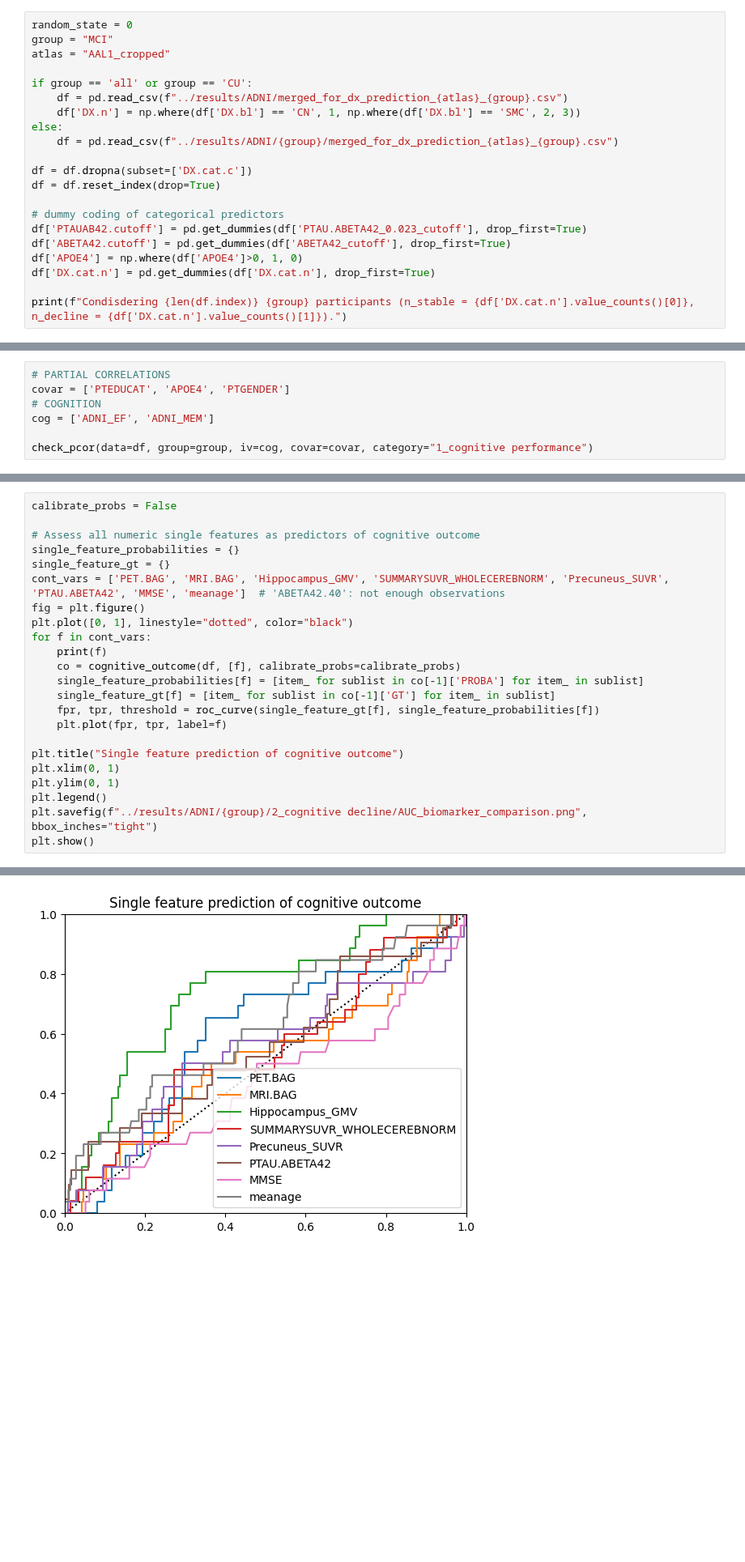
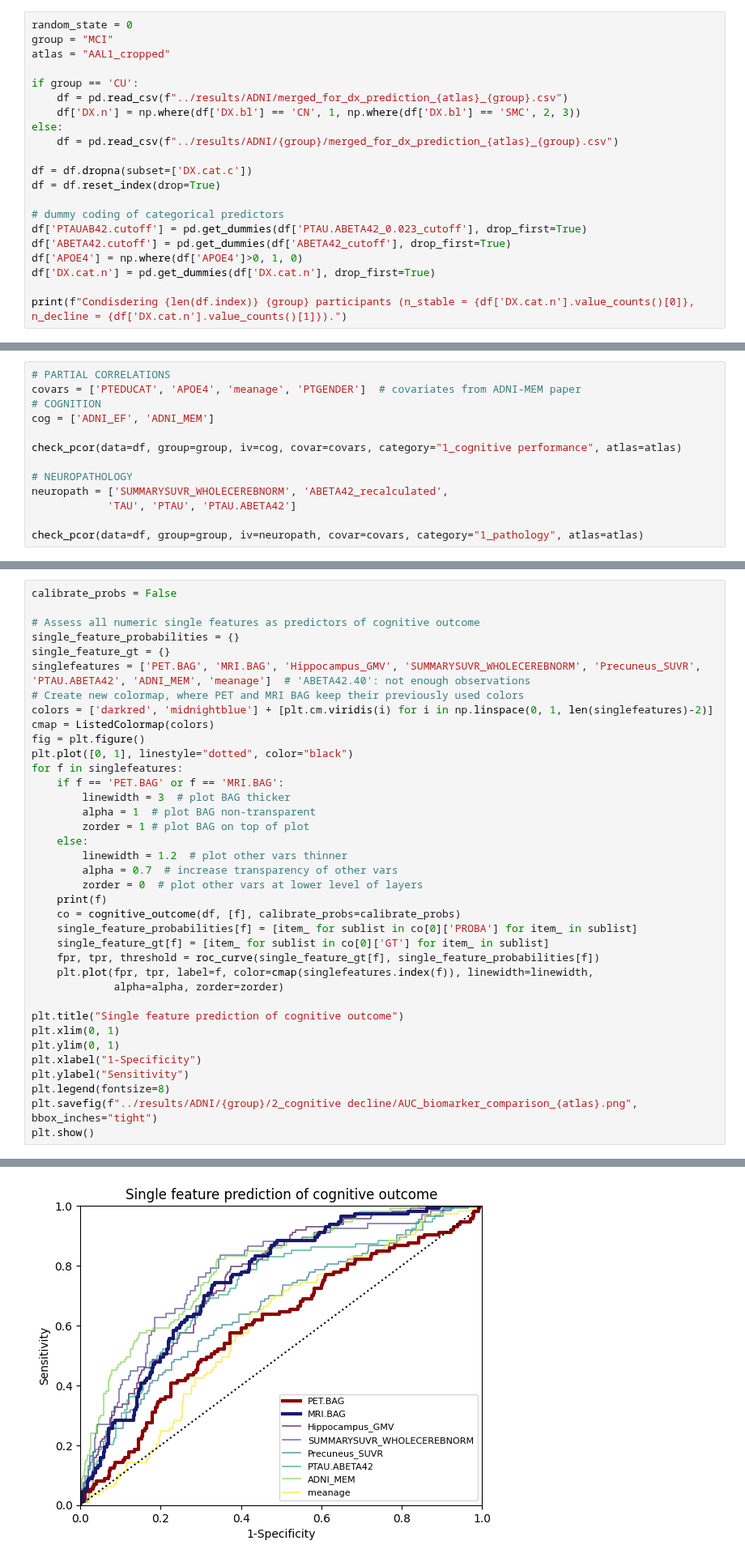
Before and after one commit to elenadoe/Brain_Age_PET_MRI, a Jupyter notebook: src/statistical_analyses.ipynb, the cells around one changed output, grey strips where cells are left out. Shown at 81% size. Cells and saved outputs as stored; diff of their text form; blank space fills up the shorter version.

```diff
--- a/src/statistical_analyses.ipynb
+++ b/src/statistical_analyses.ipynb
@@ -25,7 +28,7 @@ random_state = 0
 group = "MCI"
 atlas = "AAL1_cropped"
 
-if group == 'all' or group == 'CU':
+if group == 'CU':
     df = pd.read_csv(f"../results/ADNI/merged_for_dx_prediction_{atlas}_{group}.csv")
     df['DX.n'] = np.where(df['DX.bl'] == 'CN', 1, np.where(df['DX.bl'] == 'SMC', 2, 3))
 else:
@@ -92,8 +94,14 @@ matplotlib.__version__
 # %%
 # PARTIAL CORRELATIONS
-covar = ['PTEDUCAT', 'APOE4', 'PTGENDER']
+covars = ['PTEDUCAT', 'APOE4', 'meanage', 'PTGENDER']  # covariates from ADNI-MEM paper
 # COGNITION
 cog = ['ADNI_EF', 'ADNI_MEM']
 
-check_pcor(data=df, group=group, iv=cog, covar=covar, category="1_cognitive performance")
+check_pcor(data=df, group=group, iv=cog, covar=covars, category="1_cognitive performance", atlas=atlas)
+
+# NEUROPATHOLOGY
+neuropath = ['SUMMARYSUVR_WHOLECEREBNORM', 'ABETA42_recalculated',
+            'TAU', 'PTAU', 'PTAU.ABETA42']
+
+check_pcor(data=df, group=group, iv=neuropath, covar=covars, category="1_pathology", atlas=atlas)
 # %% [output]
@@ -342,22 +334,36 @@ calibrate_probs = False
 # Assess all numeric single features as predictors of cognitive outcome
 single_feature_probabilities = {}
 single_feature_gt = {}
-cont_vars = ['PET.BAG', 'MRI.BAG', 'Hippocampus_GMV', 'SUMMARYSUVR_WHOLECEREBNORM', 'Precuneus_SUVR', 'PTAU.ABETA42', 'MMSE', 'meanage']  # 'ABETA42.40': not enough observations
+singlefeatures = ['PET.BAG', 'MRI.BAG', 'Hippocampus_GMV', 'SUMMARYSUVR_WHOLECEREBNORM', 'Precuneus_SUVR', 'PTAU.ABETA42', 'ADNI_MEM', 'meanage']  # 'ABETA42.40': not enough observations
+# Create new colormap, where PET and MRI BAG keep their previously used colors
+colors = ['darkred', 'midnightblue'] + [plt.cm.viridis(i) for i in np.linspace(0, 1, len(singlefeatures)-2)]
+cmap = ListedColormap(colors)
 fig = plt.figure()
 plt.plot([0, 1], linestyle="dotted", color="black")
-for f in cont_vars:
+for f in singlefeatures:
+    if f == 'PET.BAG' or f == 'MRI.BAG':
+        linewidth = 3  # plot BAG thicker
+        alpha = 1  # plot BAG non-transparent
+        zorder = 1 # plot BAG on top of plot
+    else:
+        linewidth = 1.2  # plot other vars thinner
+        alpha = 0.7  # increase transparency of other vars
+        zorder = 0  # plot other vars at lower level of layers
     print(f)
     co = cognitive_outcome(df, [f], calibrate_probs=calibrate_probs)
-    single_feature_probabilities[f] = [item_ for sublist in co[-1]['PROBA'] for item_ in sublist]
-    single_feature_gt[f] = [item_ for sublist in co[-1]['GT'] for item_ in sublist]
+    single_feature_probabilities[f] = [item_ for sublist in co[0]['PROBA'] for item_ in sublist]
+    single_feature_gt[f] = [item_ for sublist in co[0]['GT'] for item_ in sublist]
     fpr, tpr, threshold = roc_curve(single_feature_gt[f], single_feature_probabilities[f])
-    plt.plot(fpr, tpr, label=f)
+    plt.plot(fpr, tpr, label=f, color=cmap(singlefeatures.index(f)), linewidth=linewidth,
+             alpha=alpha, zorder=zorder)
 
 plt.title("Single feature prediction of cognitive outcome")
 plt.xlim(0, 1)
 plt.ylim(0, 1)
-plt.legend()
-plt.savefig(f"../results/ADNI/{group}/2_cognitive decline/AUC_biomarker_comparison.png", bbox_inches="tight")
+plt.xlabel("1-Specificity")
+plt.ylabel("Sensitivity")
+plt.legend(fontsize=8)
+plt.savefig(f"../results/ADNI/{group}/2_cognitive decline/AUC_biomarker_comparison_{atlas}.png", bbox_inches="tight")
 plt.show()
 # %% [output]
 PET.BAG
@@ -380,2 +386,2 @@ Feature importance:  ['meanage']
-[figure, old version]
+[figure, new version]
 # %%
```
Also changed, not shown: parts of 11 cells of this notebook.
